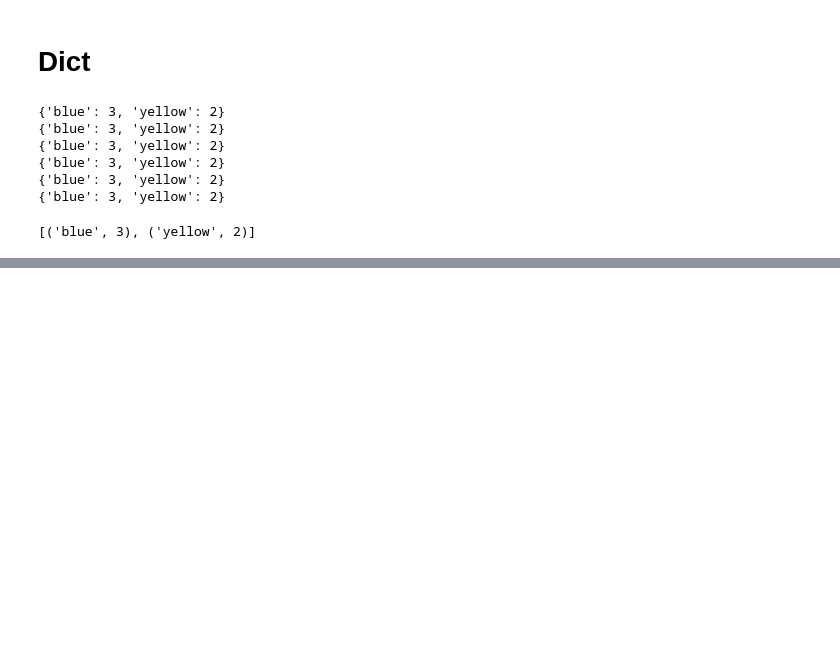
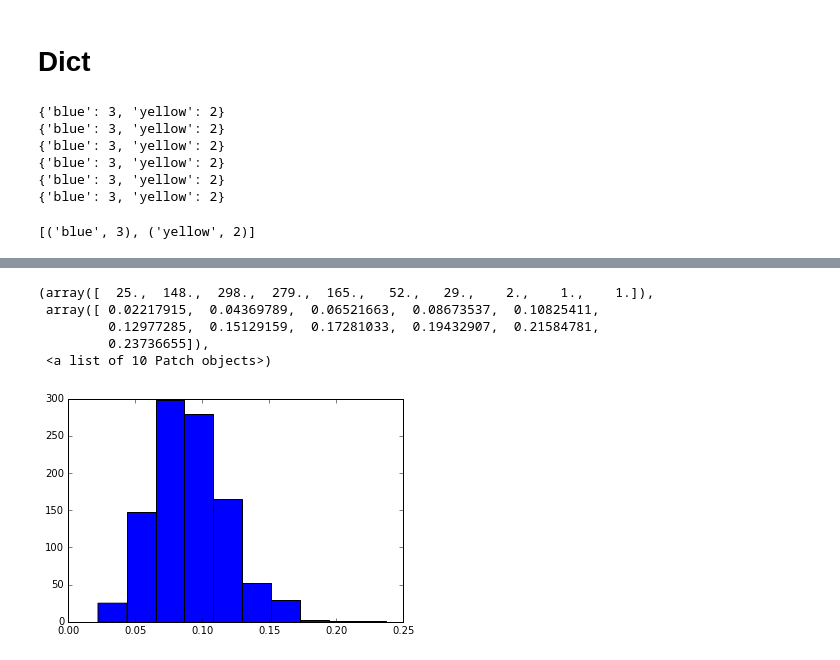
Before and after one commit to kudkudak/python-for-data-processing, a Jupyter notebook: L2.ipynb, the cells around one changed output, grey strips where cells are left out. Saved outputs shown, nothing was run; the diff lists cells and outputs as text; code cells hidden in the pictures; blank space fills up the shorter version.

```diff
--- a/L2.ipynb
+++ b/L2.ipynb
@@ -108,0 +249,9 @@ True
+# %%
+plt.hist(np.random.beta(10, 100, 1000)) # Beta distribution for bias of the coin
+# %% [output]
+(array([  25.,  148.,  298.,  279.,  165.,   52.,   29.,    2.,    1.,    1.]),
+ array([ 0.02217915,  0.04369789,  0.06521663,  0.08673537,  0.10825411,
+         0.12977285,  0.15129159,  0.17281033,  0.19432907,  0.21584781,
+         0.23736655]),
+ <a list of 10 Patch objects>)
+[figure, added]
```
Also changed, not shown: parts of 38 cells of this notebook.
